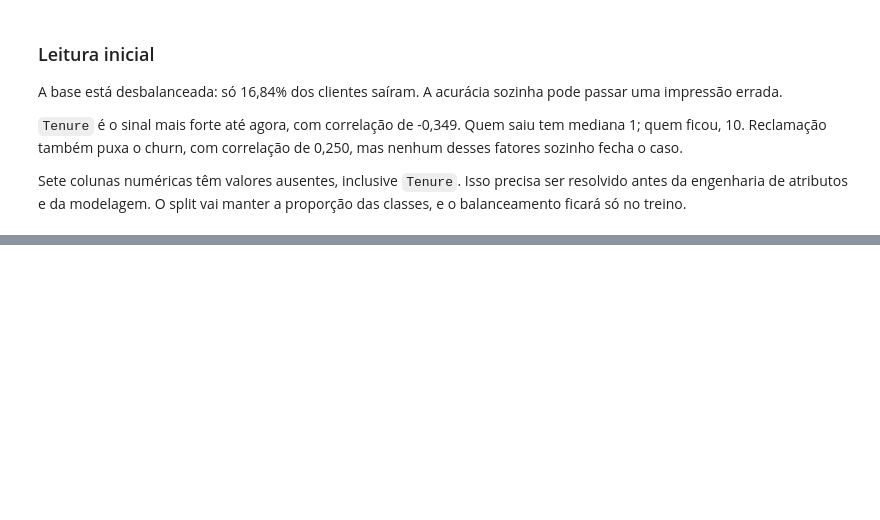
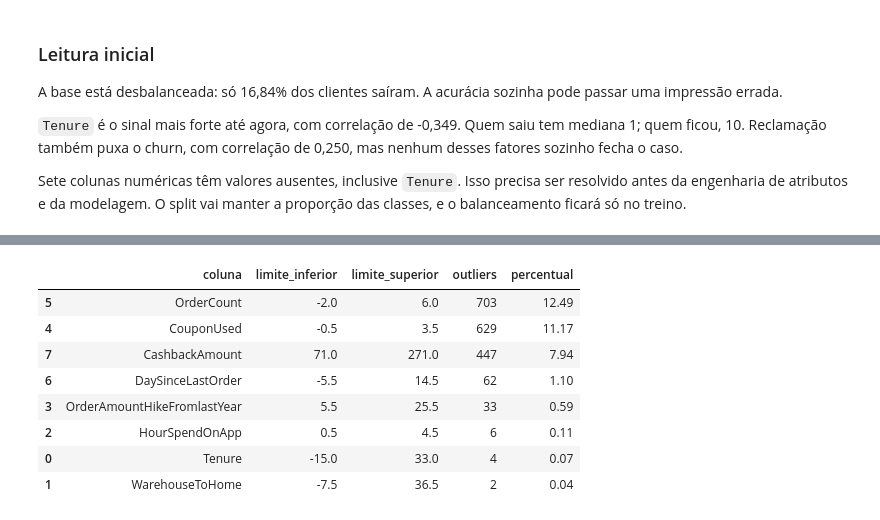
Before and after one commit to dyrg/sctec-ml-vc, a Jupyter notebook: modulo-1/projeto-final/projeto_final.ipynb, the cells around one changed output, grey strips where cells are left out. Drawn from its saved outputs; the diff is of its cells as text; code cells hidden in the pictures; blank space fills up the shorter version.

Commit message:
feat: tratamento de duplicatas, nulos e outliers na fase de limpeza.

```diff
--- a/modulo-1/projeto-final/projeto_final.ipynb
+++ b/modulo-1/projeto-final/projeto_final.ipynb
@@ -129,0 +327,39 @@ Sete colunas numéricas têm valores ausentes, inclusive `Tenure`. Isso precisa
+# %%
+registro_outliers = []
+
+for coluna in colunas_para_boxplot:
+    primeiro_quartil = df_limpo[coluna].quantile(0.25)
+    terceiro_quartil = df_limpo[coluna].quantile(0.75)
+    intervalo_interquartil = terceiro_quartil - primeiro_quartil
+    limite_inferior = primeiro_quartil - 1.5 * intervalo_interquartil
+    limite_superior = terceiro_quartil + 1.5 * intervalo_interquartil
+    fora_dos_limites = (
+        (df_limpo[coluna] < limite_inferior)
+        | (df_limpo[coluna] > limite_superior)
+    )
+    quantidade = int(fora_dos_limites.sum())
+
+    registro_outliers.append(
+        {
+            "coluna": coluna,
+            "limite_inferior": limite_inferior,
+            "limite_superior": limite_superior,
+            "outliers": quantidade,
+            "percentual": quantidade / len(df_limpo) * 100,
+        }
+    )
+
+resumo_outliers = pd.DataFrame(registro_outliers).sort_values(
+    "percentual", ascending=False
+)
+resumo_outliers.round(2)
+# %% [output]
+|  | coluna | limite_inferior | limite_superior | outliers | percentual |
+| 5 | OrderCount | -2.0 | 6.0 | 703 | 12.49 |
+| 4 | CouponUsed | -0.5 | 3.5 | 629 | 11.17 |
+| 7 | CashbackAmount | 71.0 | 271.0 | 447 | 7.94 |
+| 6 | DaySinceLastOrder | -5.5 | 14.5 | 62 | 1.10 |
+| 3 | OrderAmountHikeFromlastYear | 5.5 | 25.5 | 33 | 0.59 |
+| 2 | HourSpendOnApp | 0.5 | 4.5 | 6 | 0.11 |
+| 0 | Tenure | -15.0 | 33.0 | 4 | 0.07 |
+| 1 | WarehouseToHome | -7.5 | 36.5 | 2 | 0.04 |
```
Also changed, not shown: parts of 26 cells of this notebook, 1 other file.
